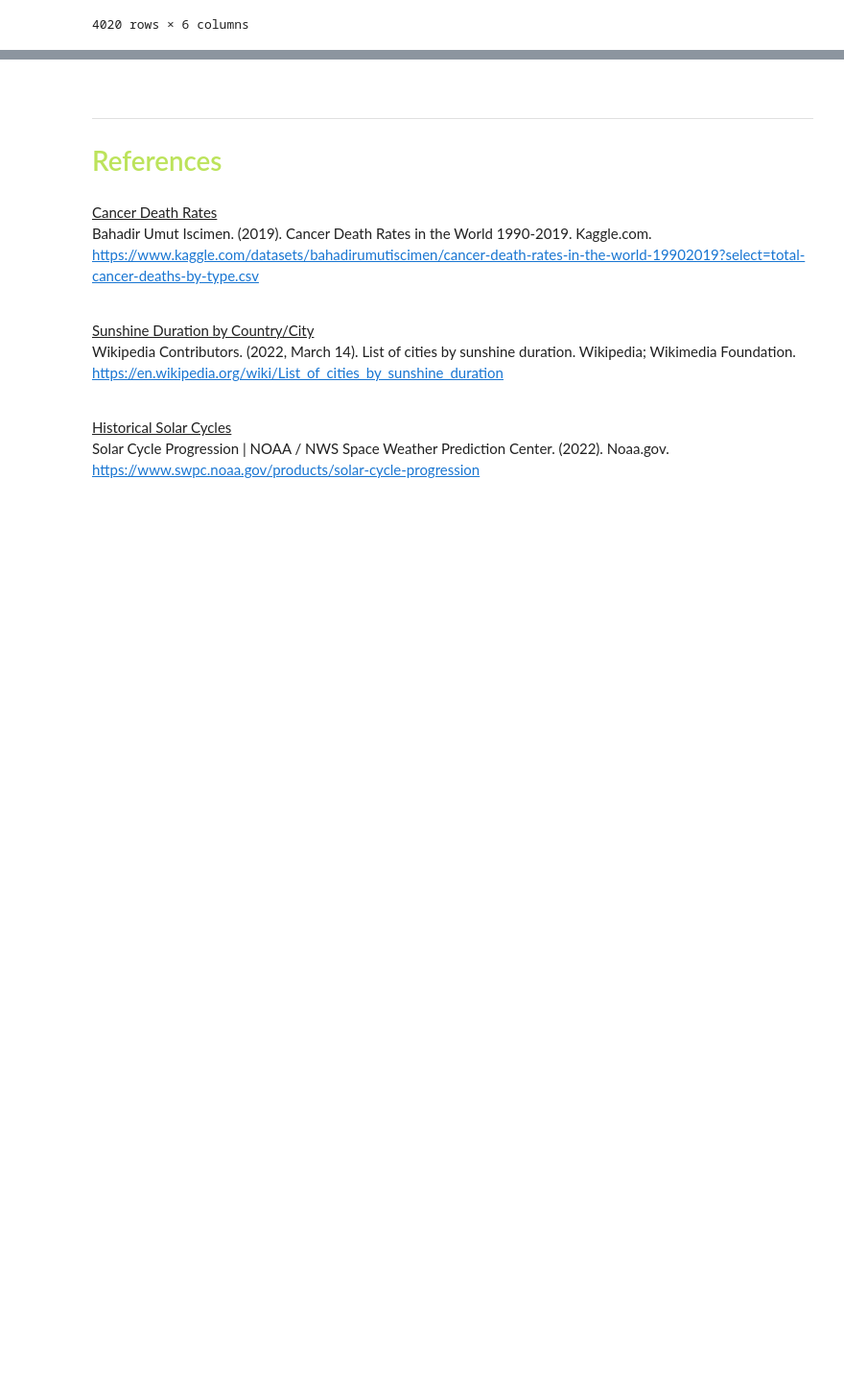
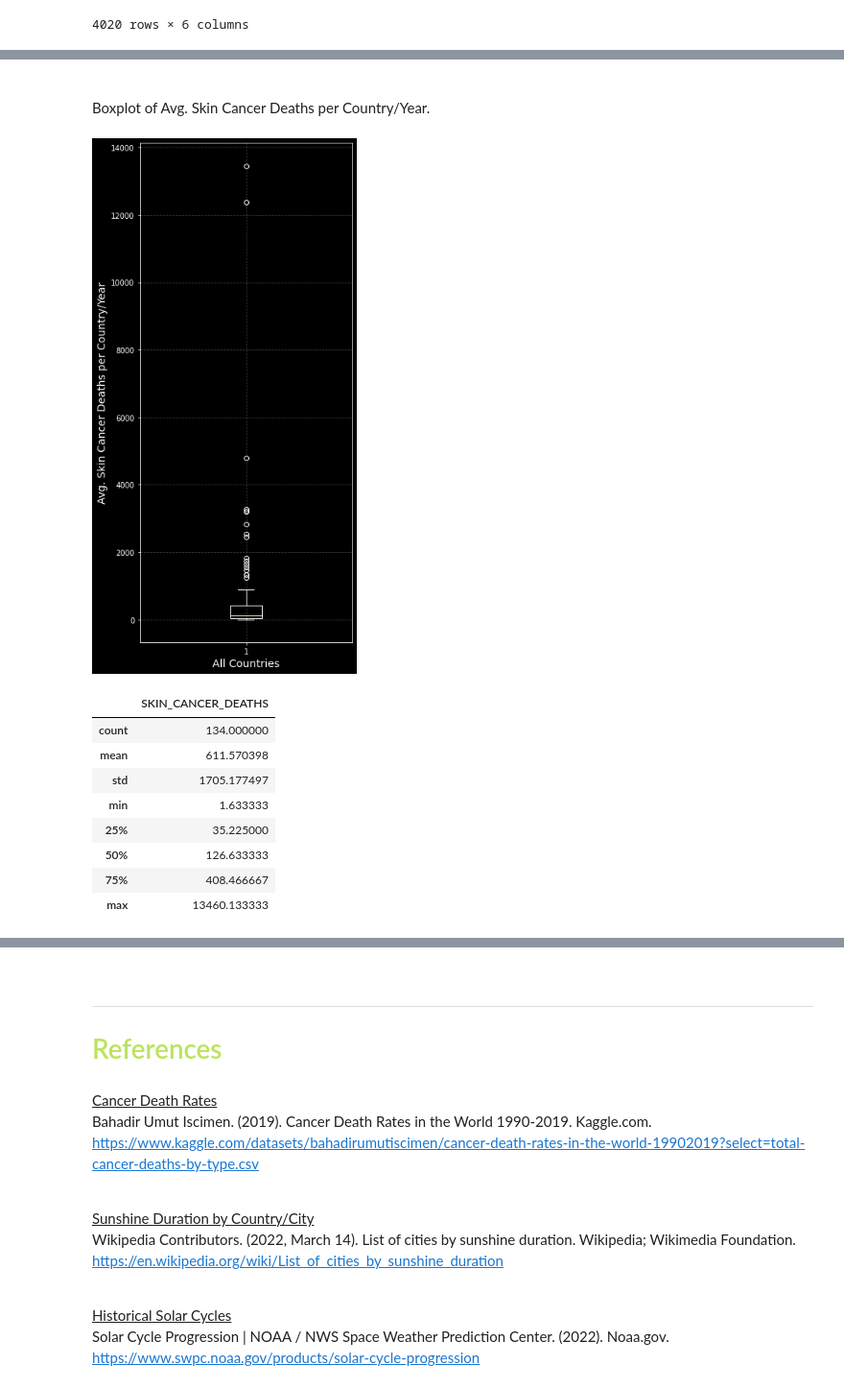
Before and after one commit to Hakuna-Patata/BU_MSDS_PTW, a Jupyter notebook: DSC 540 - Data Preparation/Project.ipynb, the cells around one changed output, grey strips where cells are left out. Shown at 96% size. Cells and saved outputs as stored; diff of their text form; code cells hidden in the pictures; blank space fills up the shorter version.

```diff
--- a/DSC 540 - Data Preparation/Project.ipynb
+++ b/DSC 540 - Data Preparation/Project.ipynb
@@ -839,0 +876,25 @@ final_df
+# %% [markdown]
+<br>
+
+Boxplot of Avg. Skin Cancer Deaths per Country/Year.
+# %%
+plot_data = final_df[['COUNTRY_ENTITY','SKIN_CANCER_DEATHS']].groupby('COUNTRY_ENTITY').mean()
+
+plt.figure(figsize=(5, 10))
+plt.boxplot(plot_data['SKIN_CANCER_DEATHS'])
+plt.xlabel('All Countries')
+plt.ylabel('Avg. Skin Cancer Deaths per Country/Year')
+plt.show()
+
+plot_data.describe()
+# %% [output]
+[figure, added]
+|  | SKIN_CANCER_DEATHS |
+| count | 134.000000 |
+| mean | 611.570398 |
+| std | 1705.177497 |
+| min | 1.633333 |
+| 25% | 35.225000 |
+| 50% | 126.633333 |
+| 75% | 408.466667 |
+| max | 13460.133333 |
```
Also changed, not shown: parts of 10 cells of this notebook, 1 other file.
